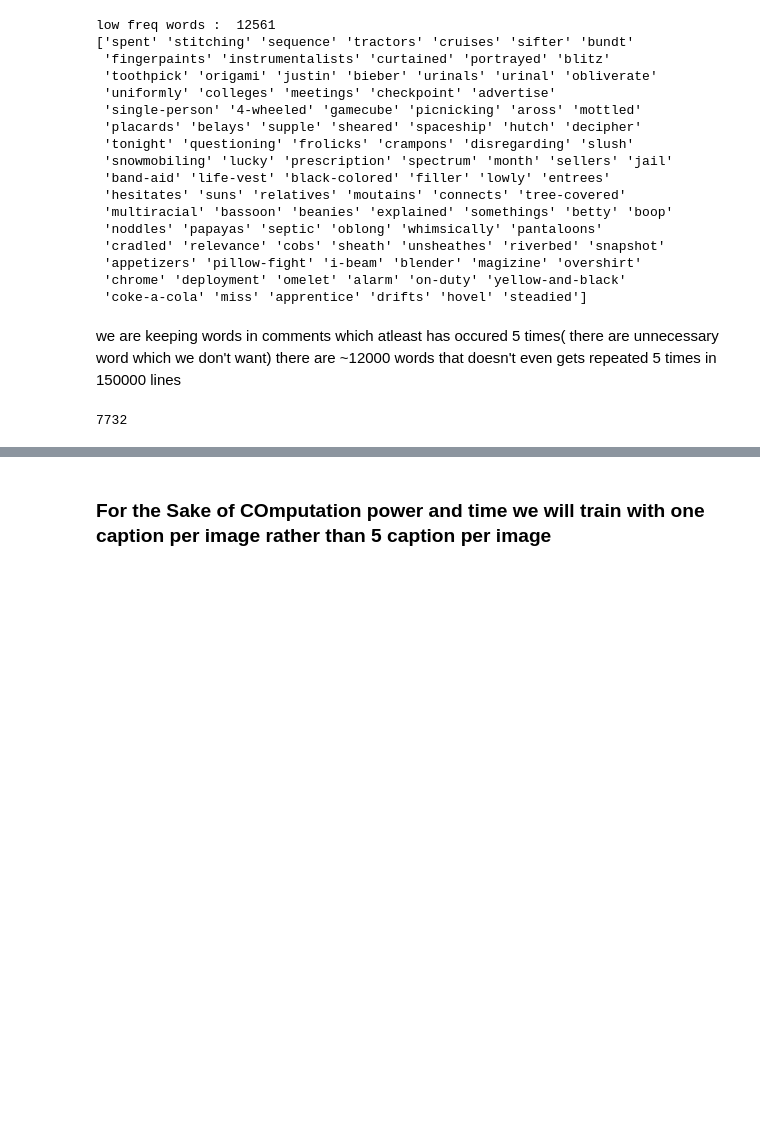
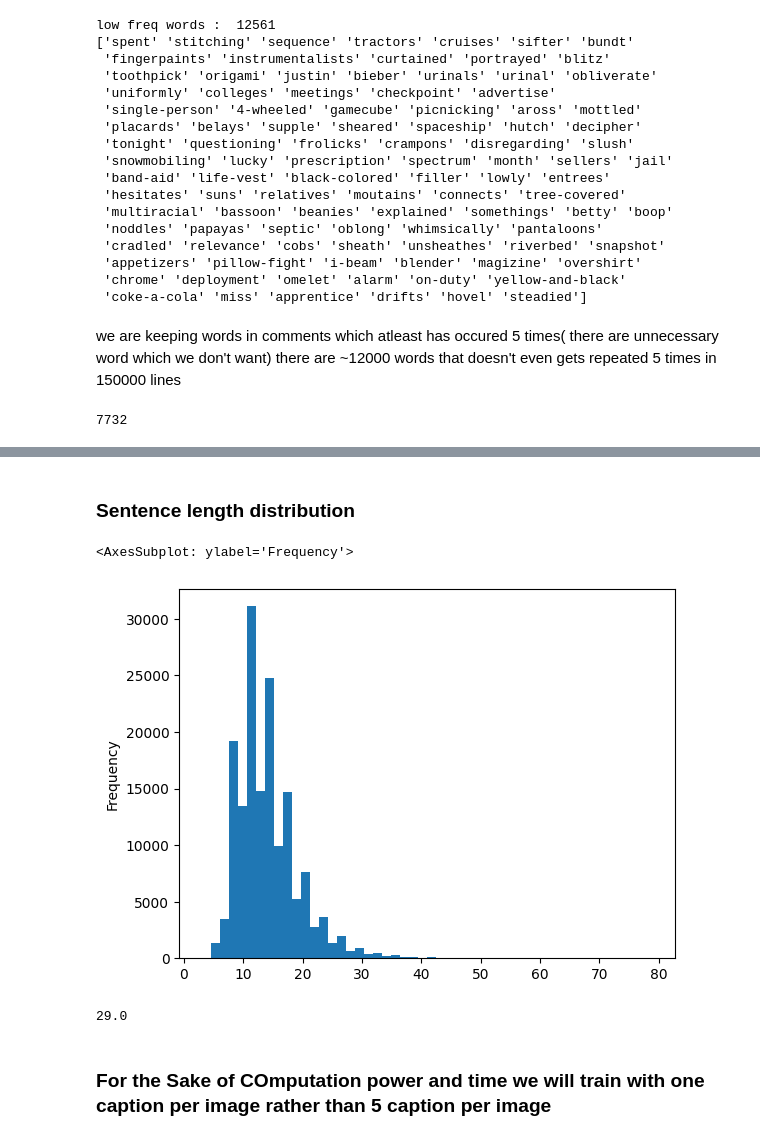
Before and after one commit to tikendraw/caption-generator, a Jupyter notebook: caption-generator-for-kaggle.ipynb, the cells around one changed output, grey strips where cells are left out. Saved outputs shown, nothing was run; the diff lists cells and outputs as text; code cells hidden in the pictures; blank space fills up the shorter version.

```diff
--- a/caption-generator-for-kaggle.ipynb
+++ b/caption-generator-for-kaggle.ipynb
@@ -289,0 +344,11 @@ df.head()
+# %% [markdown]
+### Sentence length distribution
+# %%
+df.sent_length.plot(kind='hist', bins = 50)
+# %% [output]
+<AxesSubplot: ylabel='Frequency'>
+[figure, added]
+# %%
+np.percentile(df.sent_length, 98.5)
+# %% [output]
+29.0
```
Also changed, not shown: parts of 57 cells of this notebook.
